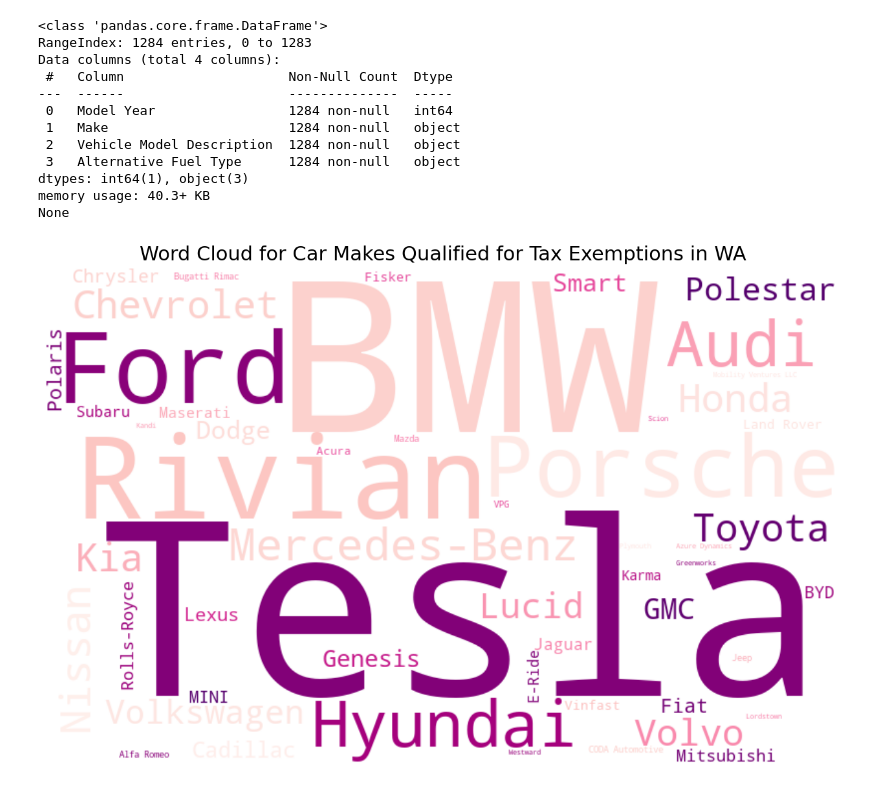
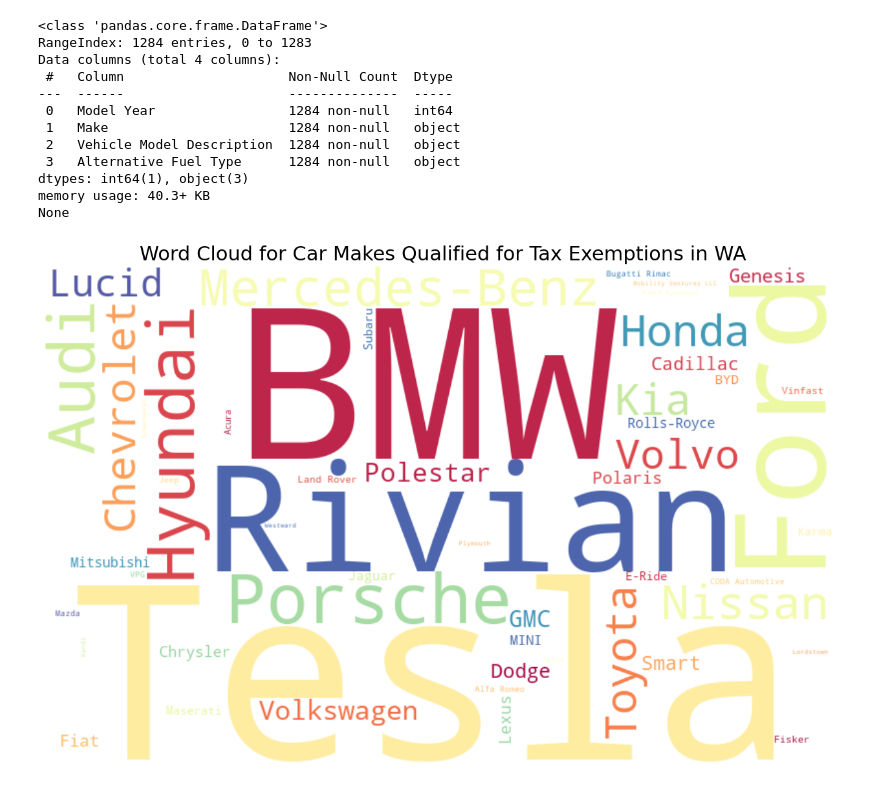
Before and after one commit to YitianQian777/INFO-511-Final-Project, a Jupyter notebook: question_d.ipynb, the cells around one changed output. Cells and saved outputs as stored; diff of their text form; code cells hidden in the pictures.

```diff
--- a/question_d.ipynb
+++ b/question_d.ipynb
@@ -22,21 +22,21 @@ None
 # %%
 # use wordcloud library
 # https://amueller.github.io/word_cloud/index.html
 # learned from this tutorial: https://www.geeksforgeeks.org/generating-word-cloud-python/
 from wordcloud import WordCloud
 import matplotlib.pyplot as plt
 from collections import Counter
 
 make_counts = Counter(ev_WA_tax_exemptions["Make"])
 
 q4_wordcloud = WordCloud(width = 800, height = 500,
-                         background_color = "white", colormap = "RdPu").generate_from_frequencies(make_counts)
+                         background_color = "white", colormap = "Spectral").generate_from_frequencies(make_counts)
 
 plt.figure(figsize = (16, 10))
 plt.imshow(q4_wordcloud, interpolation = "bilinear")
 plt.axis("off")
 plt.title("Word Cloud for Car Makes Qualified for Tax Exemptions in WA", fontsize = 22)
 
 plt.show()
 # %% [output]
-[figure, old version]
+[figure, new version]
```
Also changed, not shown: 1 other file.
